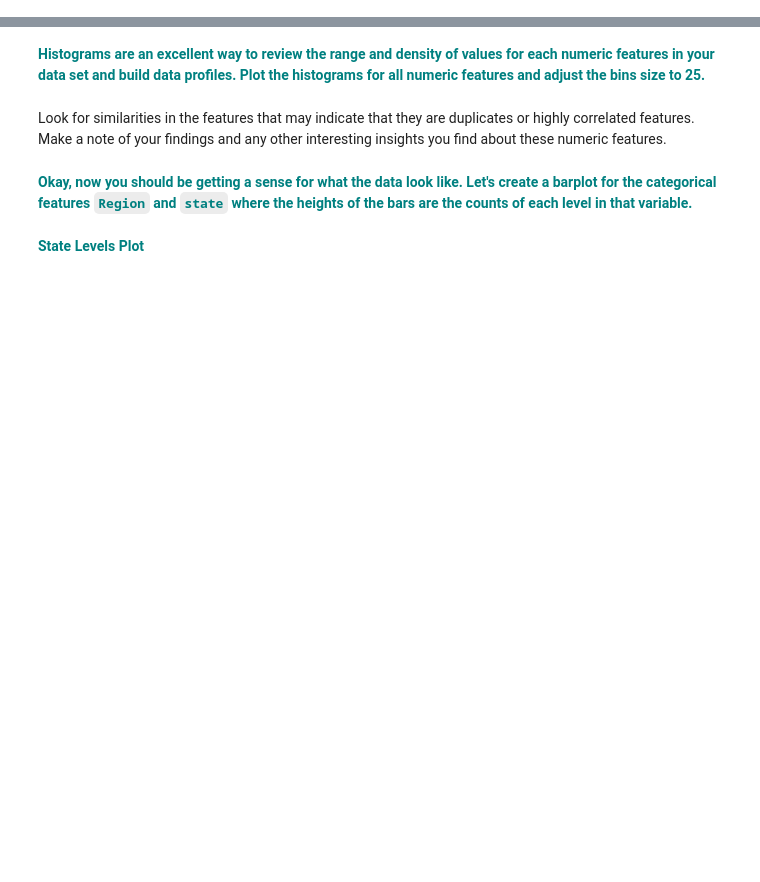
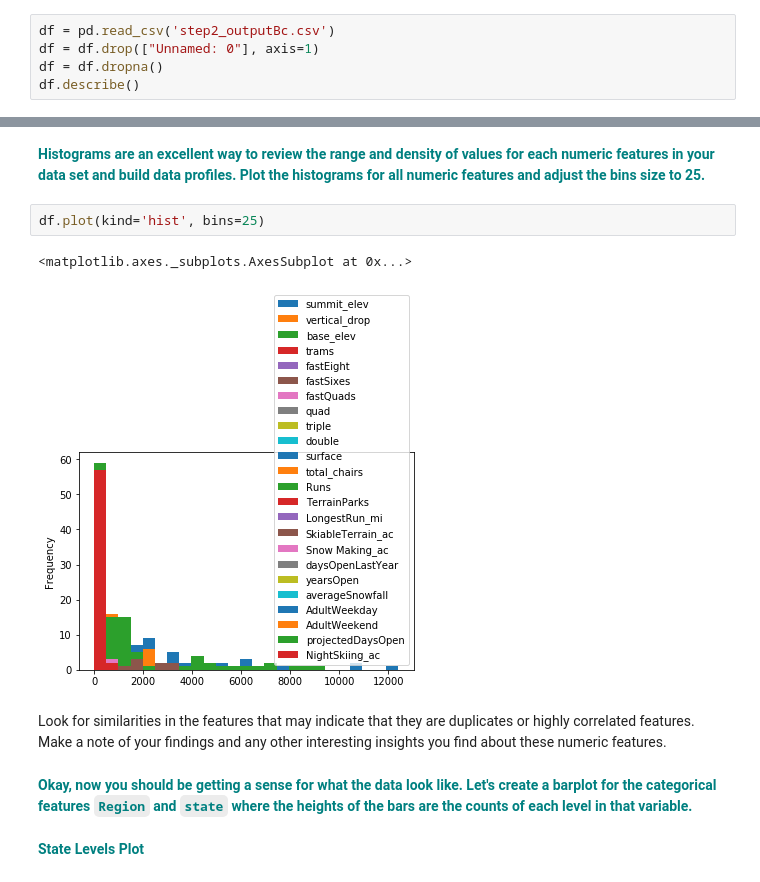
Before and after one commit to vinceparis95/nstem, a Jupyter notebook: models/sb/gc/gc1.2/sb_gc3.ipynb, the cells around one changed output, grey strips where cells are left out. Cells and saved outputs as stored; diff of their text form; blank space fills up the shorter version.

```diff
--- a/models/sb/gc/gc1.2/sb_gc3.ipynb
+++ b/models/sb/gc/gc1.2/sb_gc3.ipynb
@@ -54,3 +56,8 @@ dir_list = os.listdir(path)
 # Build data profile tables and plots
 # %% [markdown]
 **<font color='teal'> Print out the summary stats table transposed to fit on the screen using the `describe()` function.</font>**
+# %%
+df = pd.read_csv('step2_outputBc.csv')
+df = df.drop(["Unnamed: 0"], axis=1)
+df = df.dropna()
+df.describe()
@@ -57,5 +75,10 @@ dir_list = os.listdir(path)
 # %% [markdown]
 **<font color='teal'> Histograms are an excellent way to review the range and density of values for each numeric features in your data set and build data profiles. Plot the histograms for all numeric features and adjust the bins size to 25.</font>**
+# %%
+df.plot(kind='hist', bins=25)
+# %% [output]
+<matplotlib.axes._subplots.AxesSubplot at 0x...>
+[figure, added]
 # %% [markdown]
 Look for similarities in the features that may indicate that they are duplicates or highly correlated features. Make a note of your findings and any other interesting insights you find about these numeric features.
 # %% [markdown]
```
Also changed, not shown: parts of 25 cells of this notebook, 10 other files.
